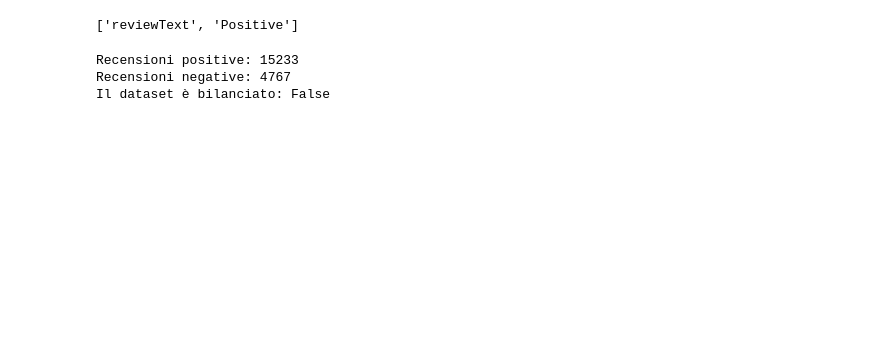
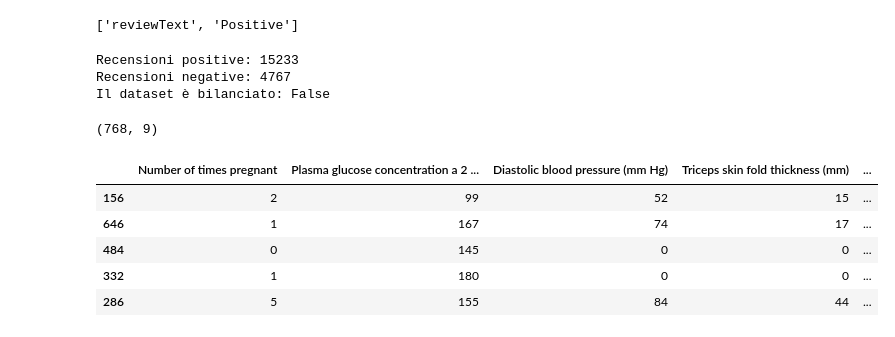
Before and after one commit to Leonardodemetrio94/PYTHON, a Jupyter notebook: W14D05.ipynb, the cells around one changed output. Cells and saved outputs as stored; diff of their text form; code cells hidden in the pictures; blank space fills up the shorter version.

```diff
--- a/W14D05.ipynb
+++ b/W14D05.ipynb
@@ -307,0 +333,12 @@ Il dataset è bilanciato: False
+# %%
+#Osserviamone le dimensioni e un'anteprima di cinque righe;
+print(df.shape)
+df.sample(5)
+# %% [output]
+(768, 9)
+|  | Number of times pregnant | Plasma glucose concentration a 2 ... | Diastolic blood pressure (mm Hg) | Triceps skin fold thickness (mm) | ... |
+| 156 | 2 | 99 | 52 | 15 | ... |
+| 646 | 1 | 167 | 74 | 17 | ... |
+| 484 | 0 | 145 | 0 | 0 | ... |
+| 332 | 1 | 180 | 0 | 0 | ... |
+| 286 | 5 | 155 | 84 | 44 | ... |
```
Also changed, not shown: parts of 29 cells of this notebook, 1 other file.
